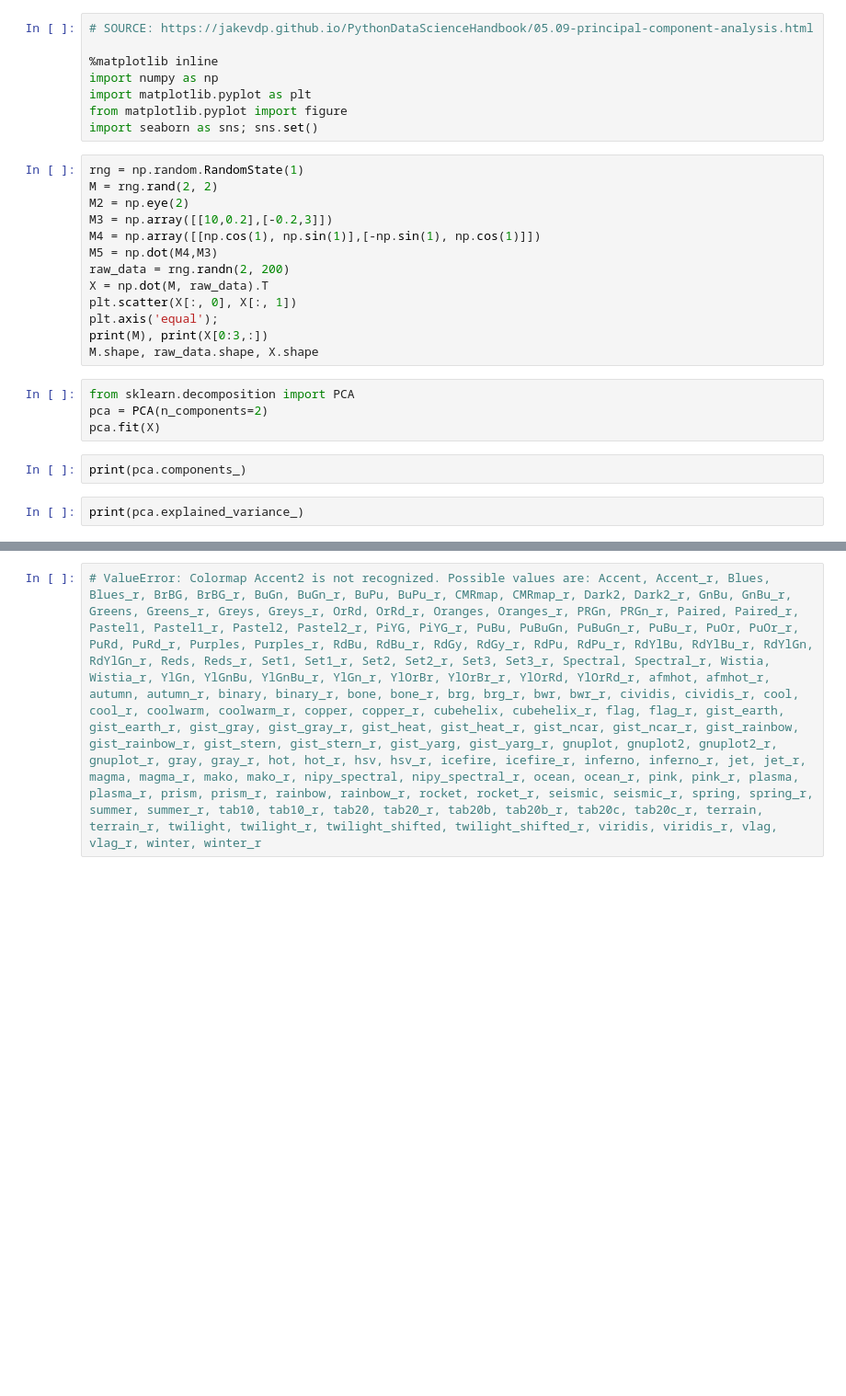
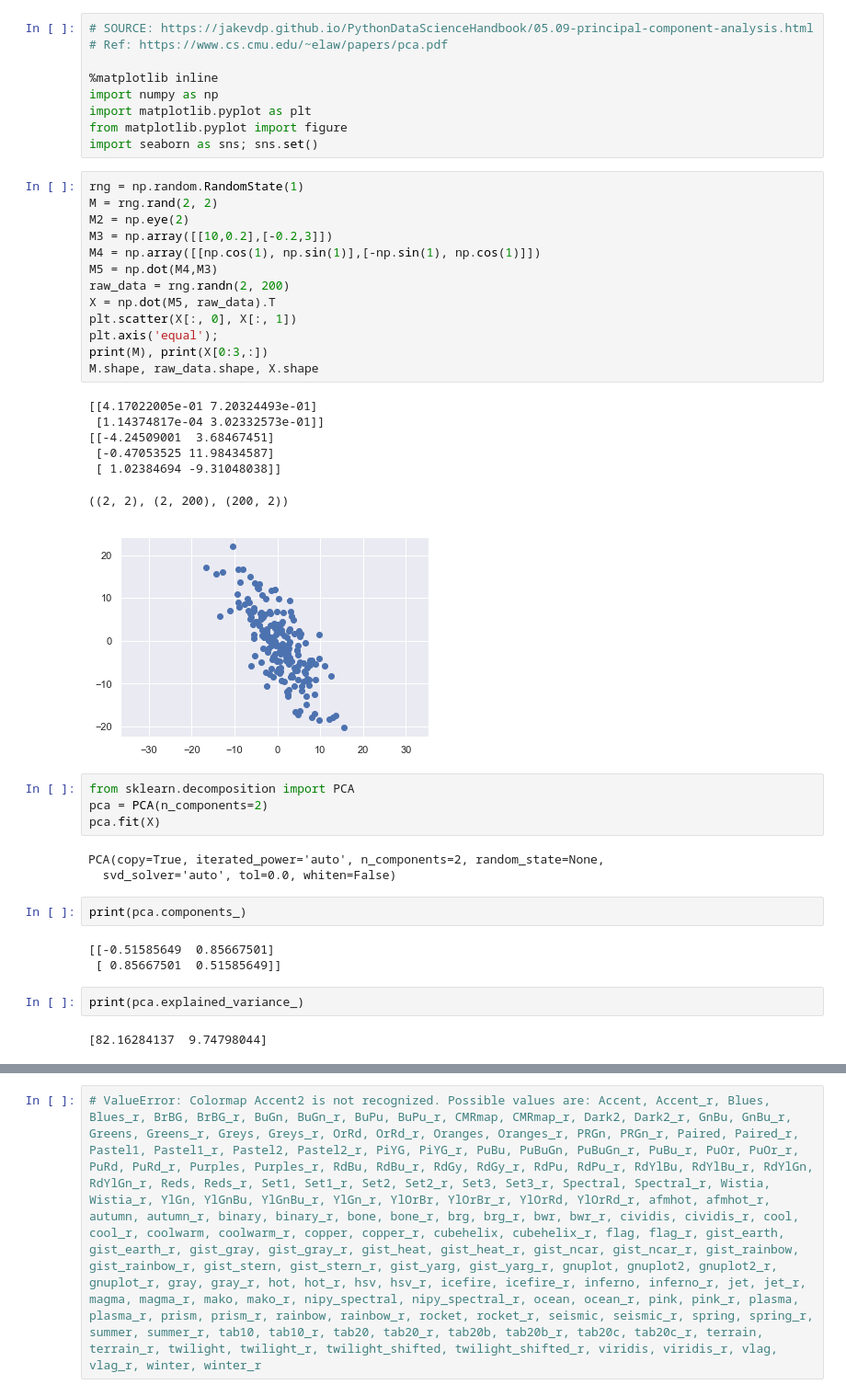
Before and after one commit to jxxcarlson/python-bootcamp-2019, a Jupyter notebook: weekly_lessons/week_3/PCA_INTRO.ipynb, the cells around one changed output, grey strips where cells are left out. Shown at 92% size. Saved outputs shown, nothing was run; the diff lists cells and outputs as text; blank space fills up the shorter version.

```diff
--- a/weekly_lessons/week_3/PCA_INTRO.ipynb
+++ b/weekly_lessons/week_3/PCA_INTRO.ipynb
@@ -1,5 +1,6 @@
 # %%
 # SOURCE: https://jakevdp.github.io/PythonDataScienceHandbook/05.09-principal-component-analysis.html
+# Ref: https://www.cs.cmu.edu/~elaw/papers/pca.pdf
 
 %matplotlib inline
 import numpy as np
@@ -9,24 +10,40 @@ import seaborn as sns; sns.set()
 # %%
 rng = np.random.RandomState(1)
 M = rng.rand(2, 2)
 M2 = np.eye(2)
 M3 = np.array([[10,0.2],[-0.2,3]])
 M4 = np.array([[np.cos(1), np.sin(1)],[-np.sin(1), np.cos(1)]])
 M5 = np.dot(M4,M3)
 raw_data = rng.randn(2, 200)
-X = np.dot(M, raw_data).T
+X = np.dot(M5, raw_data).T
 plt.scatter(X[:, 0], X[:, 1])
 plt.axis('equal');
 print(M), print(X[0:3,:])
 M.shape, raw_data.shape, X.shape
+# %% [output]
+[[4.17022005e-01 7.20324493e-01]
+ [1.14374817e-04 3.02332573e-01]]
+[[-4.24509001  3.68467451]
+ [-0.47053525 11.98434587]
+ [ 1.02384694 -9.31048038]]
+((2, 2), (2, 200), (200, 2))
+[figure, added]
 # %%
 from sklearn.decomposition import PCA
 pca = PCA(n_components=2)
 pca.fit(X)
+# %% [output]
+PCA(copy=True, iterated_power='auto', n_components=2, random_state=None,
+  svd_solver='auto', tol=0.0, whiten=False)
 # %%
 print(pca.components_)
+# %% [output]
+[[-0.51585649  0.85667501]
+ [ 0.85667501  0.51585649]]
 # %%
 print(pca.explained_variance_)
+# %% [output]
+[82.16284137  9.74798044]
 # %%
 
 
```
Also changed, not shown: parts of 4 cells of this notebook, 5 other files.
